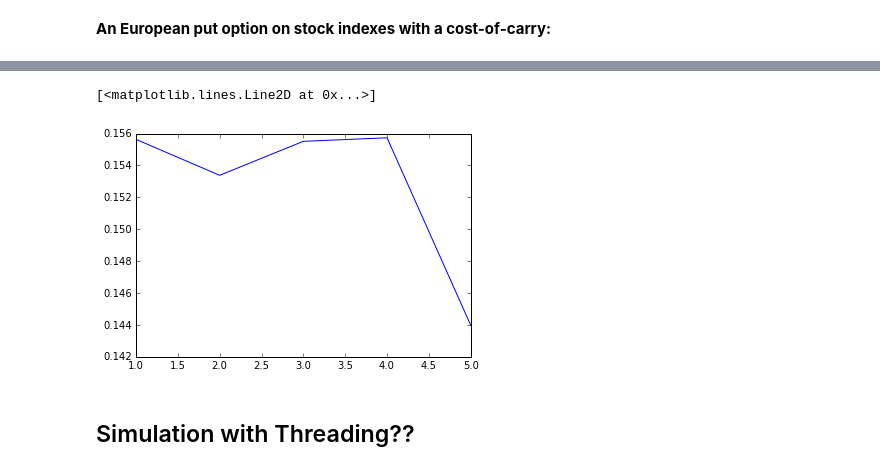
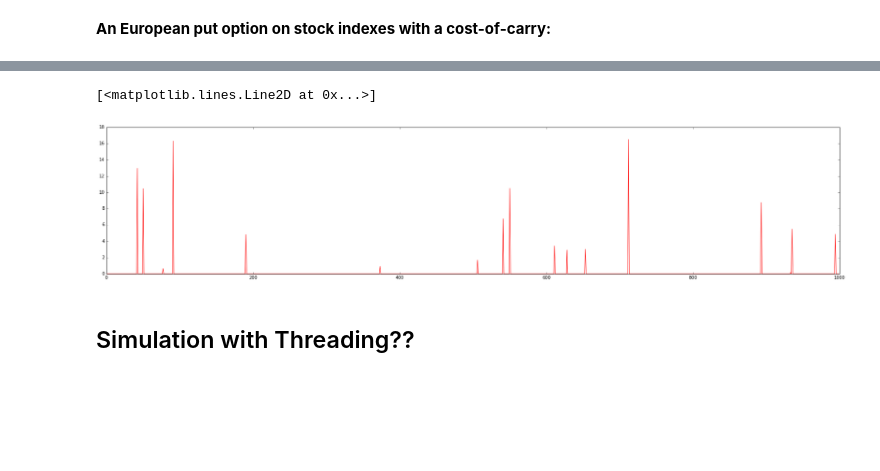
Before and after one commit to MiyainNYC/Financial-Modeling, a Jupyter notebook: BSM_Simulation_Multithreading.ipynb, the cells around one changed output, grey strips where cells are left out. Cells and saved outputs as stored; diff of their text form; code cells hidden in the pictures; blank space fills up the shorter version.

```diff
--- a/BSM_Simulation_Multithreading.ipynb
+++ b/BSM_Simulation_Multithreading.ipynb
@@ -148,10 +171,14 @@ def mc_pricing_all(S, K, T, r, sigma, option_type, no_trial):
 # %%
-no_trial = 10**7
+no_trial = 1000
 S = 50
 K = 80,
 r = 0.1
 T = 5/12
 sigma = 0.35
 option_type = 'call'
-eu_call_price_list = mc_pricing_all(S, K, T, r, sigma, option_type, no_trial)
-plot(eu_call_price_list)
+price_call = mc_pricing_all(S, K, T, r, sigma, option_type, no_trial)
+plt.figure(figsize=(30,6))
+plt.plot(price_call,color = 'red')
+# %% [output]
+[<matplotlib.lines.Line2D at 0x...>]
+[figure, added]
@@ -175,12 +185,3 @@ call_5 = mc_pricing(S, K, T, r, sigma, option_type, no_trial_5)
-# %%
-%matplotlib inline
-from pylab import *
-call_list = [call_1,call_2,call_3,call_4,call_5]
-x_axis = [1,2,3,4,5]
-plot(x_axis,call_list)
-# %% [output]
-[<matplotlib.lines.Line2D at 0x...>]
-[figure, removed]
 # %% [markdown]
 ## Simulation with Threading??
 # %% [markdown]
```
Also changed, not shown: parts of 9 cells of this notebook.
